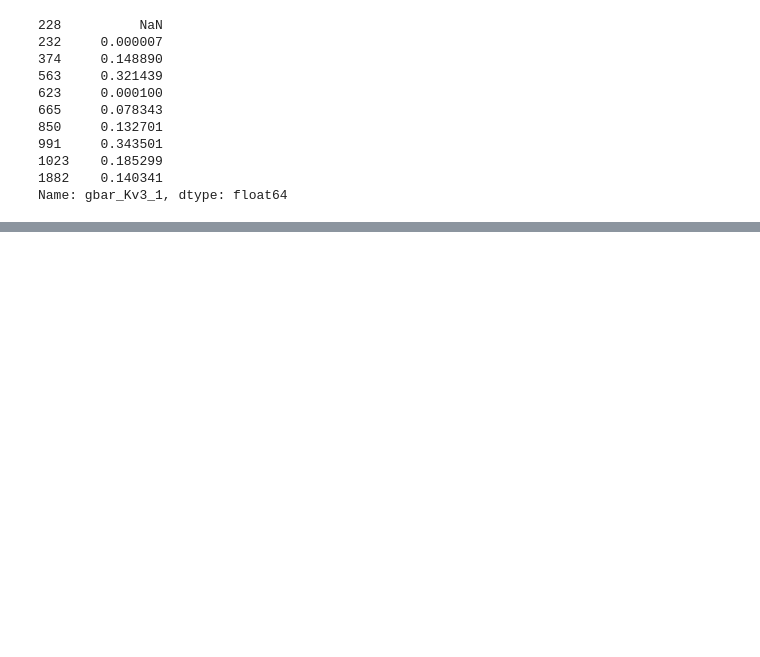
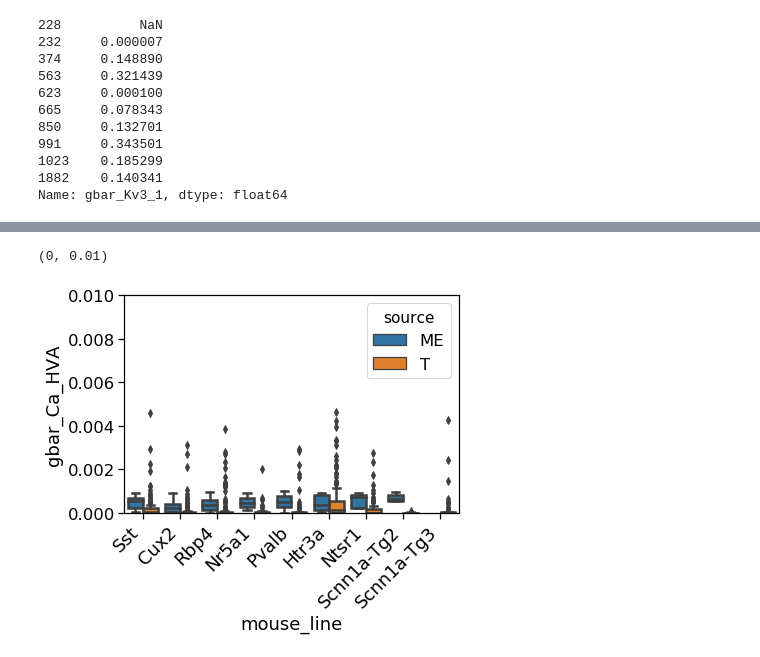
Before and after one commit to allen19981/Conductance_Parameter, a Jupyter notebook: Predictive_comparison.ipynb, the cells around one changed output, grey strips where cells are left out. Saved outputs shown, nothing was run; the diff lists cells and outputs as text; code cells hidden in the pictures; blank space fills up the shorter version.

```diff
--- a/Predictive_comparison.ipynb
+++ b/Predictive_comparison.ipynb
@@ -315,0 +418,11 @@ def predict(parameter_type, gene_symbol, df, xlabel, ylabel,
+# %%
+# run all predictions for all conductances on tasic2016 data
+df = pd.DataFrame()
+for cond in related_RNA.keys():
+    gene_symbol_list = related_RNA[cond]
+    print(gene_symbol_list)
+    fit_model = get_cond_stat_models(cond, gene_symbol_list, sep_layer_cre_parameter_df)
+    predictions = get_gene_exp_cond_predictions(new_cpm, fit_model,  gene_symbol_list)
+    df[cond] = predictions
+
+df.tail()
@@ -315,0 +463,19 @@ def predict(parameter_type, gene_symbol, df, xlabel, ylabel,
+# %%
+new_df = tasic2016_meta.merge(df, left_on = 'sample_title', right_index = True)
+new_df.head()
+new_df.loc[new_df['mouse_line'] == 'Pvalb']
+new_df['source'] = 'T'
+# %%
+keep_cre_lines = list(set(cre_line_metadata['subclass'].values))
+keep_cre_lines.append('Cux2')
+# %%
+new_df_filt = new_df.loc[(new_df['tdTomato'] == 'positive') &
+                         (new_df['pass_qc_checks'] == 'Y') &
+                         (new_df['broad_type'].isin(['GABA-ergic Neuron', 'Glutamatergic Neuron'])) &
+                         (new_df['mouse_line'].isin(keep_cre_lines)) &
+                         (new_df['aibs_vignette_id'] != 'N/A')
+                        ]
+
+# bind rows of ME and T dfs
+new_new_df = all_cell_features_annotated.append(new_df_filt)
+#new_new_df.loc[new_df['mouse_line'] == 'Rbp4']['gbar_Kv3_1']
@@ -315,0 +490,18 @@ def predict(parameter_type, gene_symbol, df, xlabel, ylabel,
+# %%
+cond = "gbar_Ca_HVA"
+ax = sns.boxplot(x="mouse_line", y=cond, hue = 'source', data=new_new_df)
+
+
+ax.set_xticklabels(
+    ax.get_xticklabels(),
+    rotation=45,
+    horizontalalignment='right',
+    fontweight='light',
+    fontsize='medium'
+
+)
+#ax.set(yscale = "log")
+ax.set_ylim([0, .01 ])
+# %% [output]
+(0, 0.01)
+[figure, added]
```
Also changed, not shown: parts of 15 cells of this notebook, 2 other files.
